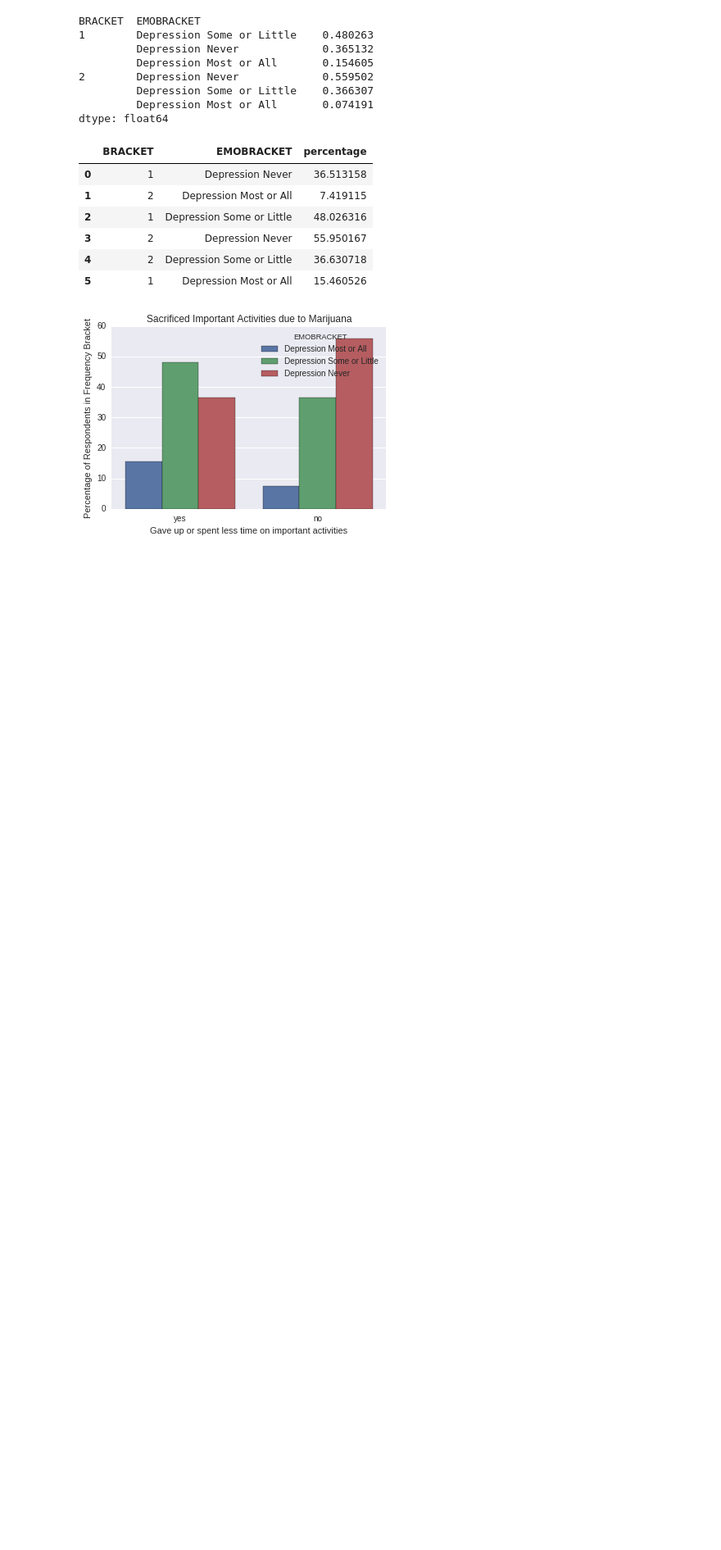
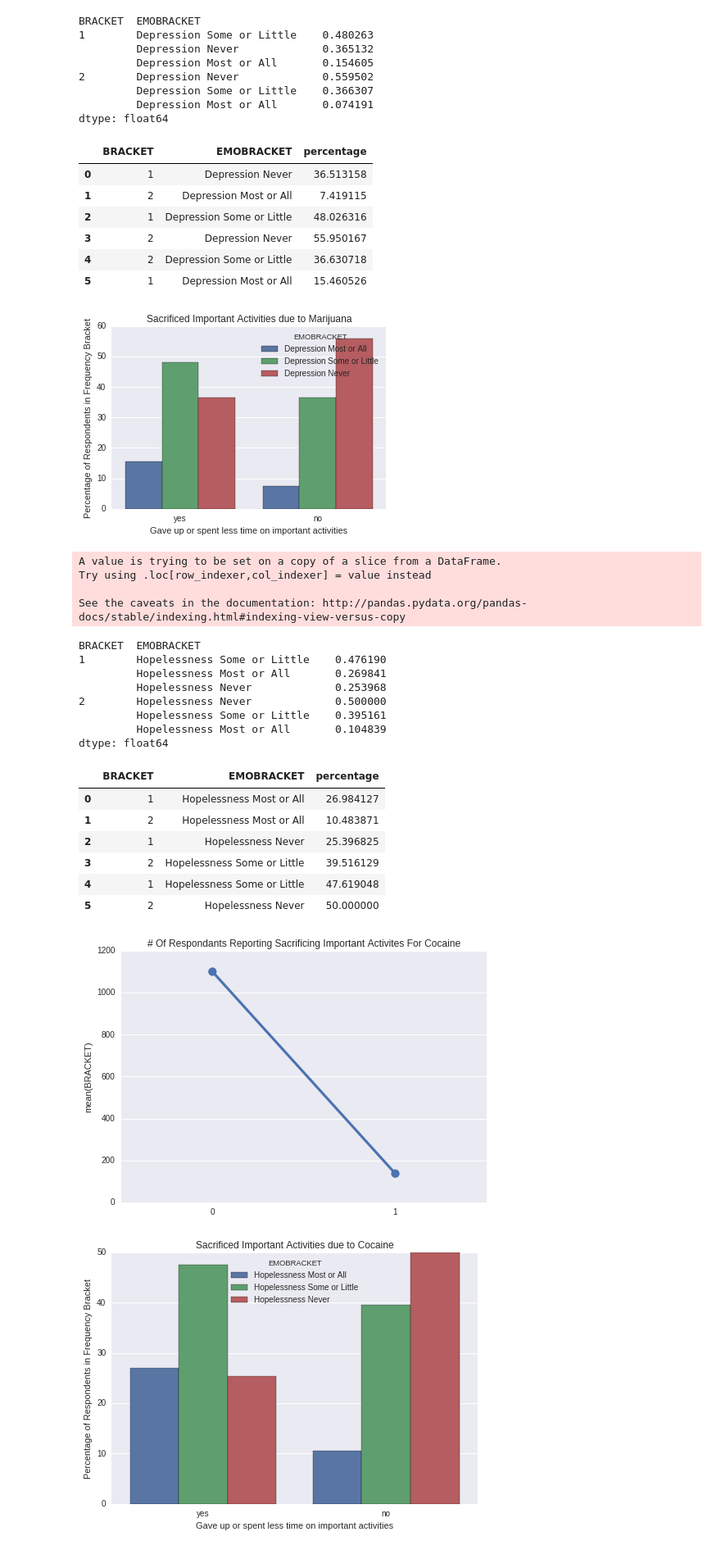
Before and after one commit to greenteawarrior/DataScience16CTW, a Jupyter notebook: drug_usage_health_next_steps.ipynb, the cells around one changed output. Shown at 82% size. Drawn from its saved outputs; the diff is of its cells as text; code cells hidden in the pictures; blank space fills up the shorter version.

```diff
--- a/drug_usage_health_next_steps.ipynb
+++ b/drug_usage_health_next_steps.ipynb
@@ -244,3 +246,31 @@ dtype: float64
 | 4 | 2 | Depression Some or Little | 36.630718 |
 | 5 | 1 | Depression Most or All | 15.460526 |
 [figure]
+# %%
+sacrificed_activities(df, 'COCLSACT', 'Cocaine', 'COCEVER' )
+mental_health_bars_activity(df, 'COCLSACT', 'DSTHOP30', 'Cocaine', 'Hopelessness')
+mental_health_bars_activity(df, 'COCLSACT', 'DSTNRV30', 'Cocaine', 'Nervousness')
+mental_health_bars_activity(df, 'COCLSACT', 'DSTRST30', 'Cocaine', 'Restlessness')
+mental_health_bars_activity(df, 'COCLSACT', 'DSTCHR30', 'Cocaine', 'Depression')
+# %% [output]
+A value is trying to be set on a copy of a slice from a DataFrame.
+Try using .loc[row_indexer,col_indexer] = value instead
+
+See the caveats in the documentation: http://pandas.pydata.org/pandas-docs/stable/indexing.html#indexing-view-versus-copy
+BRACKET  EMOBRACKET
+1        Hopelessness Some or Little    0.476190
+         Hopelessness Most or All       0.269841
+         Hopelessness Never             0.253968
+2        Hopelessness Never             0.500000
+         Hopelessness Some or Little    0.395161
+         Hopelessness Most or All       0.104839
+dtype: float64
+|  | BRACKET | EMOBRACKET | percentage |
+| 0 | 1 | Hopelessness Most or All | 26.984127 |
+| 1 | 2 | Hopelessness Most or All | 10.483871 |
+| 2 | 1 | Hopelessness Never | 25.396825 |
+| 3 | 2 | Hopelessness Some or Little | 39.516129 |
+| 4 | 1 | Hopelessness Some or Little | 47.619048 |
+| 5 | 2 | Hopelessness Never | 50.000000 |
+[figure, added]
+[figure, added]
```
Also changed, not shown: parts of 6 cells of this notebook.
